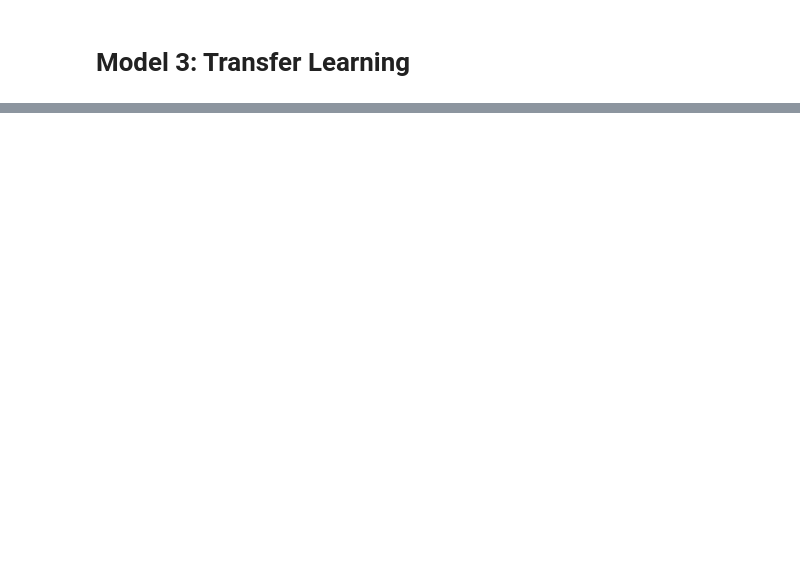
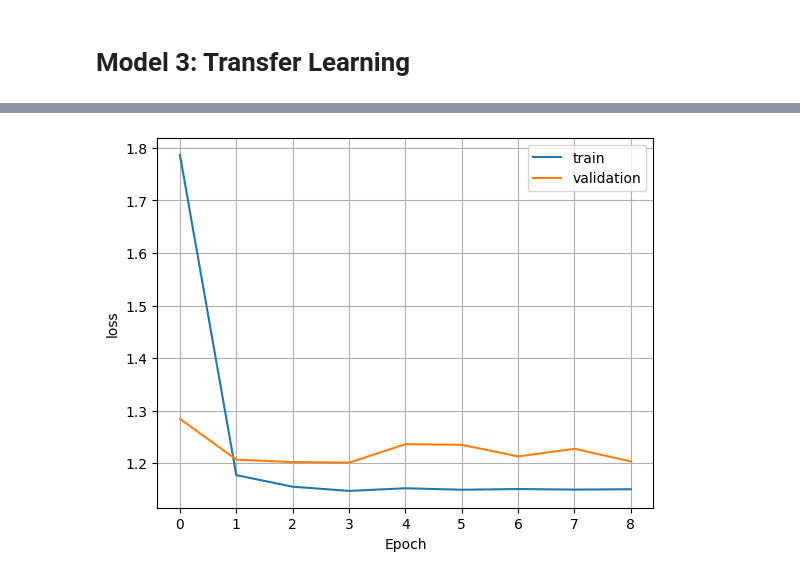
Before and after one commit to duechayapolgmit/gbui-projects-2024, a Jupyter notebook: assignment-2/g00388741_development.ipynb, the cells around one changed output, grey strips where cells are left out. Cells and saved outputs as stored; diff of their text form; code cells hidden in the pictures; blank space fills up the shorter version.

```diff
--- a/assignment-2/g00388741_development.ipynb
+++ b/assignment-2/g00388741_development.ipynb
@@ -311,5 +374,9 @@ model2.evaluate(test_data_set)
 # %%
-model3_base = tf.keras.applications.vgg16(
+# Parameters
+num_classes = len(training_data_set.class_names)
+
+# Building the Model
+model3_base = tf.keras.applications.VGG16(
     weights='imagenet',
     input_shape=(IMG_SIZE[0], IMG_SIZE[1],3),
     include_top=False)
@@ -317,6 +384,12 @@ model3_base.trainable = False
 
 inputs = tf.keras.Input(shape=(IMG_SIZE[0], IMG_SIZE[1],3))
 x = model3_base(inputs, training=False)
-outputs = tf.keras.layers.Dense(num_classes)(x)
+x = tf.keras.layers.GlobalAveragePooling2D()(x)
+outputs = tf.keras.layers.Dense(num_classes, activation='softmax')(x)
 
 model3 = tf.keras.Model(inputs, outputs)
+
+# Compile the Model
+model3.compile(optimizer=tf.keras.optimizers.Adam(),
+              loss=tf.keras.losses.CategoricalCrossentropy(from_logits=False),
+              metrics=['accuracy'])
@@ -325,6 +396,2 @@ TypeError: 'module' object is not callable
-# %%
-model3.compile(optimizer=tf.keras.optimizers.Adam(),
-              loss=tf.keras.losses.CategoricalCrossentropy(from_logits=True),
-              metrics=['accuracy'])
 # %%
 model3.summary()
@@ -331,2 +415,3 @@ model3.summary()
 # %%
-history3 = model3.fit(training_data_set, validation_data=validation_data_set, epochs=100, callbacks=[callback])
+callback = tf.keras.callbacks.EarlyStopping(monitor='val_loss', patience=4, restore_best_weights=True)
+history3 = model3.fit(training_data_set, validation_data=validation_data_set, epochs=50, callbacks=[callback])
@@ -332,0 +443,4 @@ history3 = model3.fit(training_data_set, validation_data=validation_data_set, ep
+# %%
+plot_loss(history3)
+# %% [output]
+[figure, added]
```
Also changed, not shown: parts of 26 cells of this notebook.
